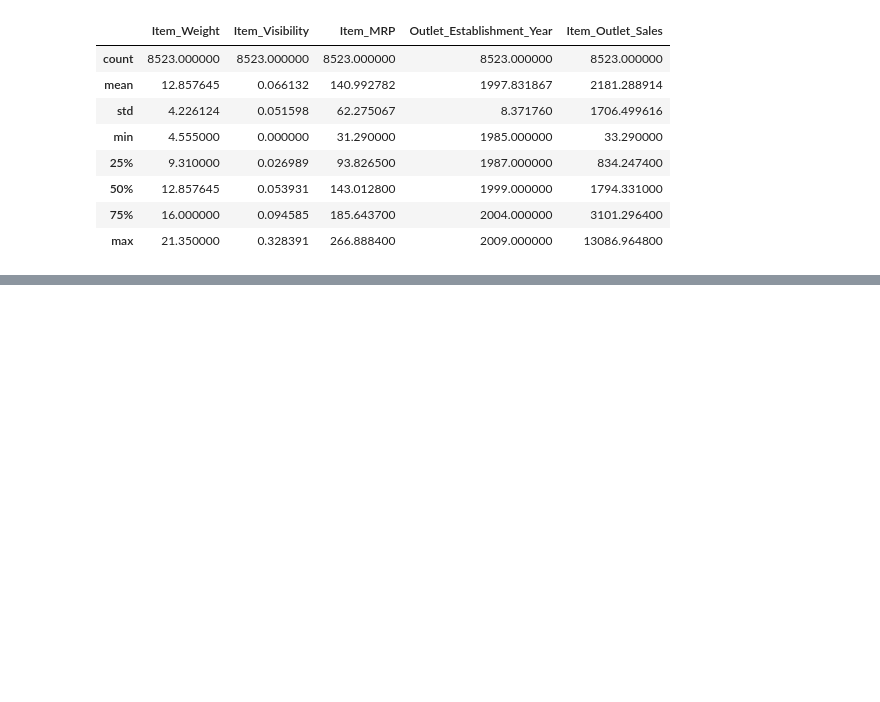
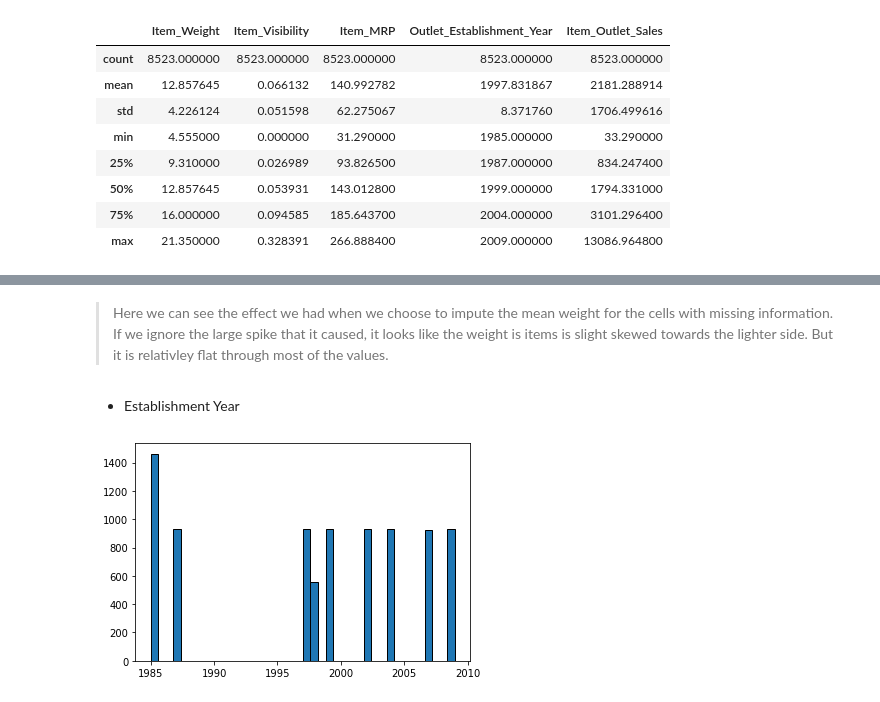
Before and after one commit to AislingGilder85/Food-Sales-Prediciton, a Jupyter notebook: Food_Sales_Prediction.ipynb, the cells around one changed output, grey strips where cells are left out. Saved outputs shown, nothing was run; the diff lists cells and outputs as text; code cells hidden in the pictures; blank space fills up the shorter version.

```diff
--- a/Food_Sales_Prediction.ipynb
+++ b/Food_Sales_Prediction.ipynb
@@ -228,0 +280,10 @@ df.describe()
+# %% [markdown]
+> Here we can see the effect we had when we choose to impute the mean weight for the cells with missing information. If we ignore the large spike that it caused, it looks like the weight is items is slight skewed towards the lighter side. But it is relativley flat through most of the values.
+# %% [markdown]
+- Establishment Year
+# %%
+df['Outlet_Establishment_Year'].hist(bins=40,
+                                     edgecolor='black')
+plt.grid(False)
+# %% [output]
+[figure, added]
```
Also changed, not shown: parts of 20 cells of this notebook.
